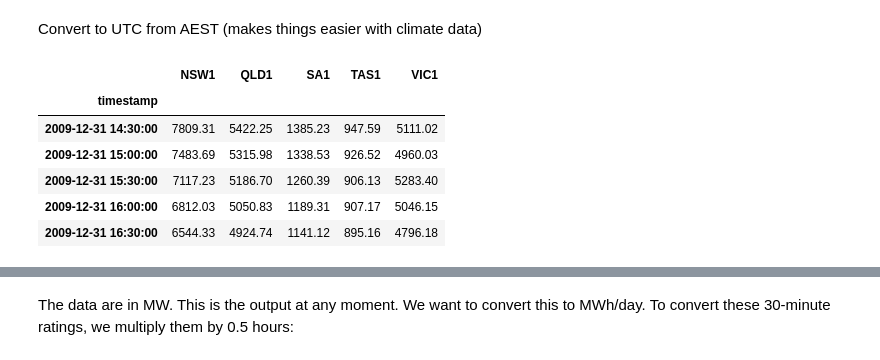
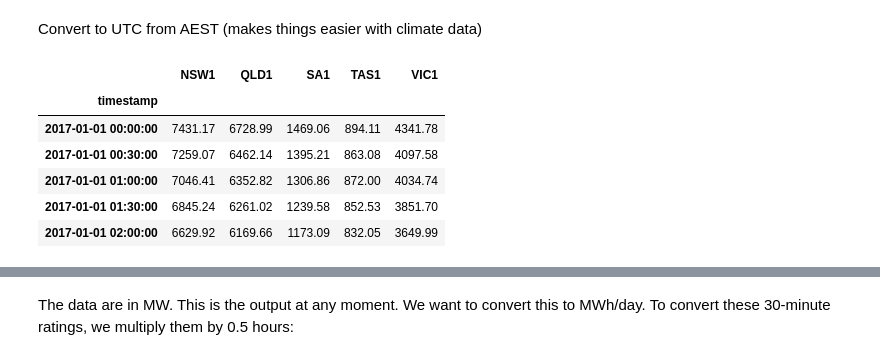
Before and after one commit to dougrichardson/demand_model, a Jupyter notebook: 01_Aus_demand.ipynb, the cells around one changed output, grey strips where cells are left out. Cells and saved outputs as stored; diff of their text form; code cells hidden in the pictures.

```diff
--- a/01_Aus_demand.ipynb
+++ b/01_Aus_demand.ipynb
@@ -19,14 +19,14 @@ dem = pd.read_csv(
 # %% [markdown]
 Convert to UTC from AEST (makes things easier with climate data)
 # %%
-dem.index -= pd.DateOffset(hours=10)
+# dem.index -= pd.DateOffset(hours=10)
 # %%
-dem.head()
+dem.loc["2017-01"].head()
 # %% [output]
 |  | NSW1 | QLD1 | SA1 | TAS1 | VIC1 |
 | timestamp |  |  |  |  |  |
-| 2009-12-31 14:30:00 | 7809.31 | 5422.25 | 1385.23 | 947.59 | 5111.02 |
-| 2009-12-31 15:00:00 | 7483.69 | 5315.98 | 1338.53 | 926.52 | 4960.03 |
-| 2009-12-31 15:30:00 | 7117.23 | 5186.70 | 1260.39 | 906.13 | 5283.40 |
-| 2009-12-31 16:00:00 | 6812.03 | 5050.83 | 1189.31 | 907.17 | 5046.15 |
-| 2009-12-31 16:30:00 | 6544.33 | 4924.74 | 1141.12 | 895.16 | 4796.18 |
+| 2017-01-01 00:00:00 | 7431.17 | 6728.99 | 1469.06 | 894.11 | 4341.78 |
+| 2017-01-01 00:30:00 | 7259.07 | 6462.14 | 1395.21 | 863.08 | 4097.58 |
+| 2017-01-01 01:00:00 | 7046.41 | 6352.82 | 1306.86 | 872.00 | 4034.74 |
+| 2017-01-01 01:30:00 | 6845.24 | 6261.02 | 1239.58 | 852.53 | 3851.70 |
+| 2017-01-01 02:00:00 | 6629.92 | 6169.66 | 1173.09 | 832.05 | 3649.99 |
```
Also changed, not shown: parts of 11 cells of this notebook, 2 other files.
